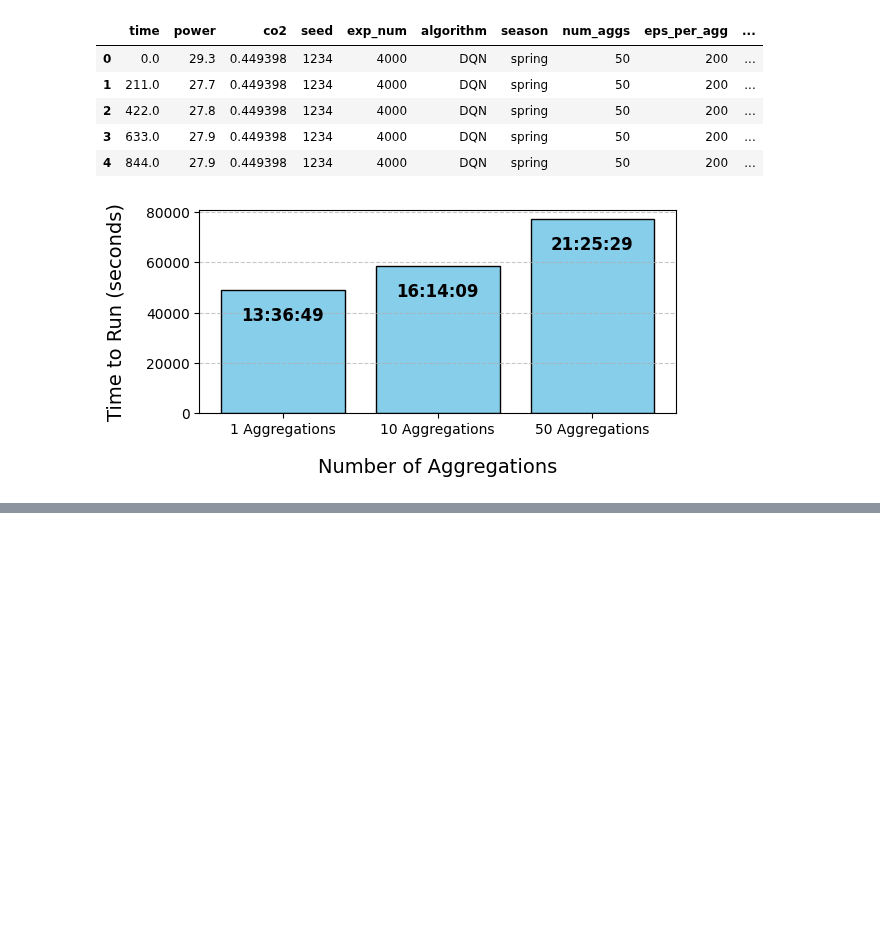
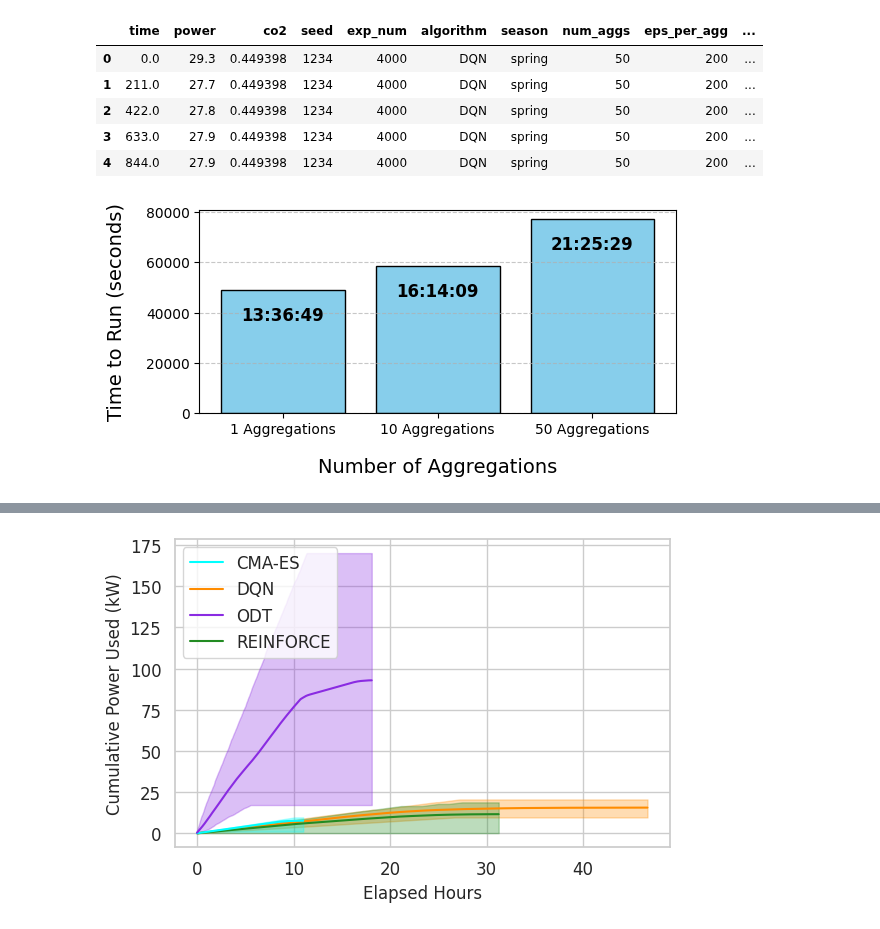
Before and after one commit to LucasHartmanWestern/rl-for-vrp-csp, a Jupyter notebook: experiments/Part 6 Figures.ipynb, the cells around one changed output, grey strips where cells are left out. Saved outputs shown, nothing was run; the diff lists cells and outputs as text; code cells hidden in the pictures; blank space fills up the shorter version.

Commit message:
new plot template

```diff
--- a/experiments/Part 6 Figures.ipynb
+++ b/experiments/Part 6 Figures.ipynb
@@ -450,0 +469,90 @@ plt.show()
+# %%
+plt.figure(figsize=(6, 4))
+
+plt.rcParams.update({
+    'font.size':        12,
+    'axes.titlesize':   12,
+    'axes.labelsize':   12,
+    'xtick.labelsize':  12,
+    'ytick.labelsize':  12,
+    'legend.fontsize':  12
+})
+
+mask = df_power.num_aggs == 10
+
+df_10aggs = df_power.loc[mask,:]
+#exp 4129: final cumulative_power = 782 (raw units)
+mask2 = df_10aggs.exp_num != 4129
+
+df_10aggs2 = df_10aggs.loc[mask2,:]
+
+
+
+for algo in df_10aggs2['algorithm'].unique():
+    algo_data    = df_10aggs2[df_10aggs2['algorithm'] == algo]
+    experiments  = algo_data['exp_num'].unique()
+
+    # per‐algorithm time bounds
+    t_min_algo   = algo_data['time'].min()
+    t_max_algo   = algo_data['time'].max()
+    time_grid    = np.linspace(t_min_algo, t_max_algo, num=1000)
+    time_hours   = time_grid / 3600.0
+
+    interp_cumulative_powers = []
+
+    for exp in experiments:
+        exp_data = algo_data[algo_data['exp_num'] == exp].sort_values('time')
+        exp_time = exp_data['time'].values
+        final_cum = exp_data['cumulative_power'].iloc[-1]
+        print(f"  exp {exp}: final cumulative_power = {final_cum:.0f} (raw units)")
+        exp_cum  = exp_data['cumulative_power'].values
+        max_cum  = exp_cum[-1]
+
+        interp = np.interp(
+            time_grid, exp_time, exp_cum,
+            left=0, right=max_cum
+        )
+        interp_cumulative_powers.append(interp)
+
+    interp_array = np.array(interp_cumulative_powers)
+    min_cp = np.min(interp_array, axis=0) / 1000.0
+    max_cp = np.max(interp_array, axis=0) / 1000.0
+    mean_cp= np.mean(interp_array,axis=0) / 1000.0
+
+    # print final elapsed hour and min/max power at that time
+    final_hour   = time_hours[-1]
+    final_min    = min_cp[-1]
+    final_max    = max_cp[-1]
+    print(f"{algo}: final elapsed = {final_hour:.2f} h; "
+          f"min final power = {final_min:.2f} kW; "
+          f"max final power = {final_max:.2f} kW")
+
+    # plotting
+    plt.fill_between(
+        time_hours,
+        min_cp,
+        max_cp,
+        color=colors[algo], alpha=0.3
+    )
+    name = 'CMA-ES' if algo=='CMA' else algo
+    plt.plot(
+        time_hours,
+        mean_cp,
+        color=colors[algo],
+        label=name
+    )
+
+# sort legend alphabetically
+handles, labels = plt.gca().get_legend_handles_labels()
+labels_handles = sorted(zip(labels, handles), key=lambda x: x[0])
+labels_sorted, handles_sorted = zip(*labels_handles)
+plt.legend(handles_sorted, labels_sorted, loc='upper left')
+
+plt.xlabel('Elapsed Hours')
+plt.ylabel('Cumulative Power Used (kW)')
+plt.grid(True)
+plt.tight_layout()
+
+plt.savefig('./Figures/power_used_Ethan2.png', dpi=300, bbox_inches='tight')
+plt.show()
+# %% [output]
@@ -450,0 +576 @@ plt.show()
+[figure, added]
```
Also changed, not shown: parts of 9 cells of this notebook.
